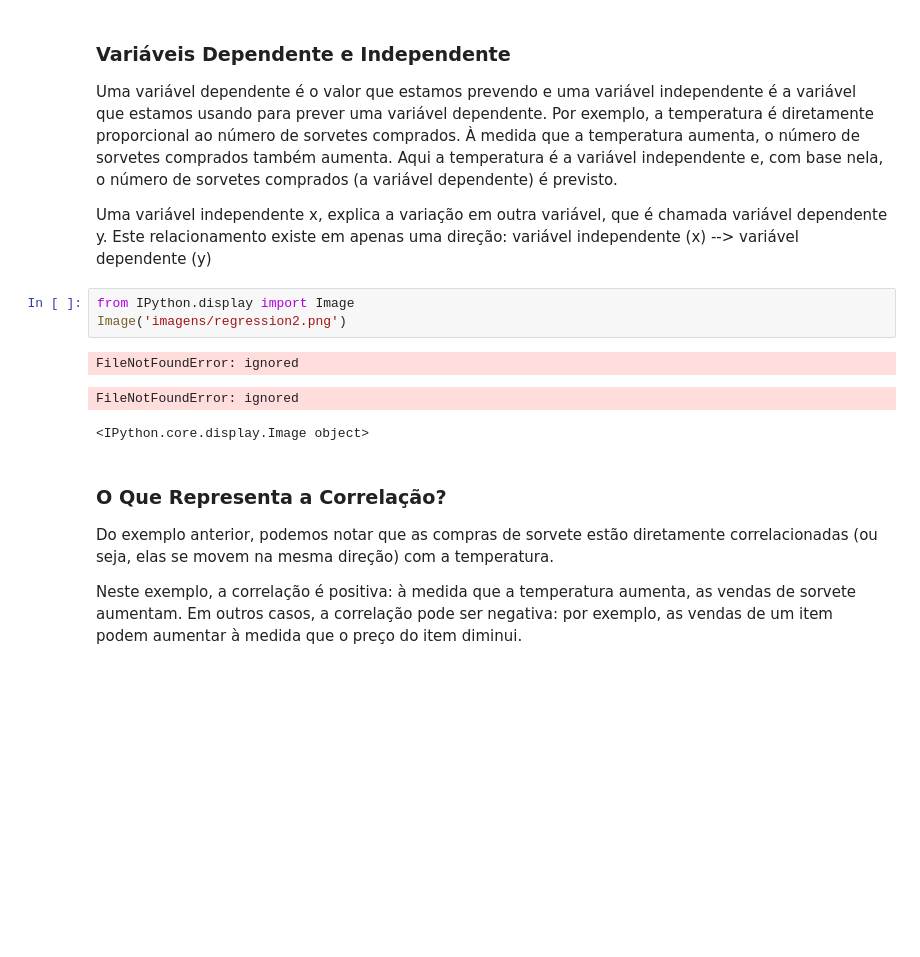
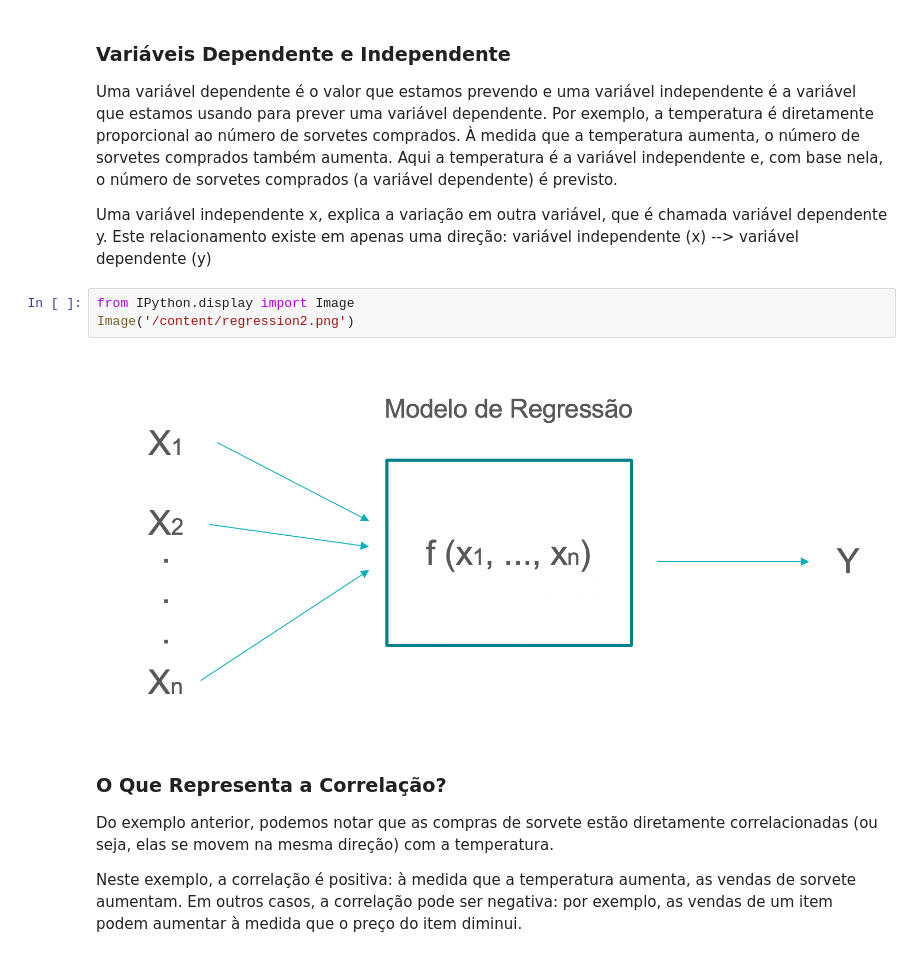
Before and after one commit to renatamontanhana/-regressao-linear-simples-ML, a Jupyter notebook: M5A11_Regressão.ipynb, the cells around one changed output. Cells and saved outputs as stored; diff of their text form; blank space fills up the shorter version.

```diff
--- a/M5A11_Regressão.ipynb
+++ b/M5A11_Regressão.ipynb
@@ -191,11 +189,9 @@ Uma variável dependente é o valor que estamos prevendo e uma variável indepen
 Uma variável independente x, explica a variação em outra variável, que é chamada variável dependente y. Este relacionamento existe em apenas uma direção: variável independente (x) --> variável dependente (y)
 # %%
 from IPython.display import Image
-Image('imagens/regression2.png')
+Image('/content/regression2.png')
 # %% [output]
-FileNotFoundError: ignored
-FileNotFoundError: ignored
-<IPython.core.display.Image object>
+[figure, added]
 # %% [markdown]
 ### O Que Representa a Correlação?
 
```
Also changed, not shown: parts of 5 cells of this notebook.
